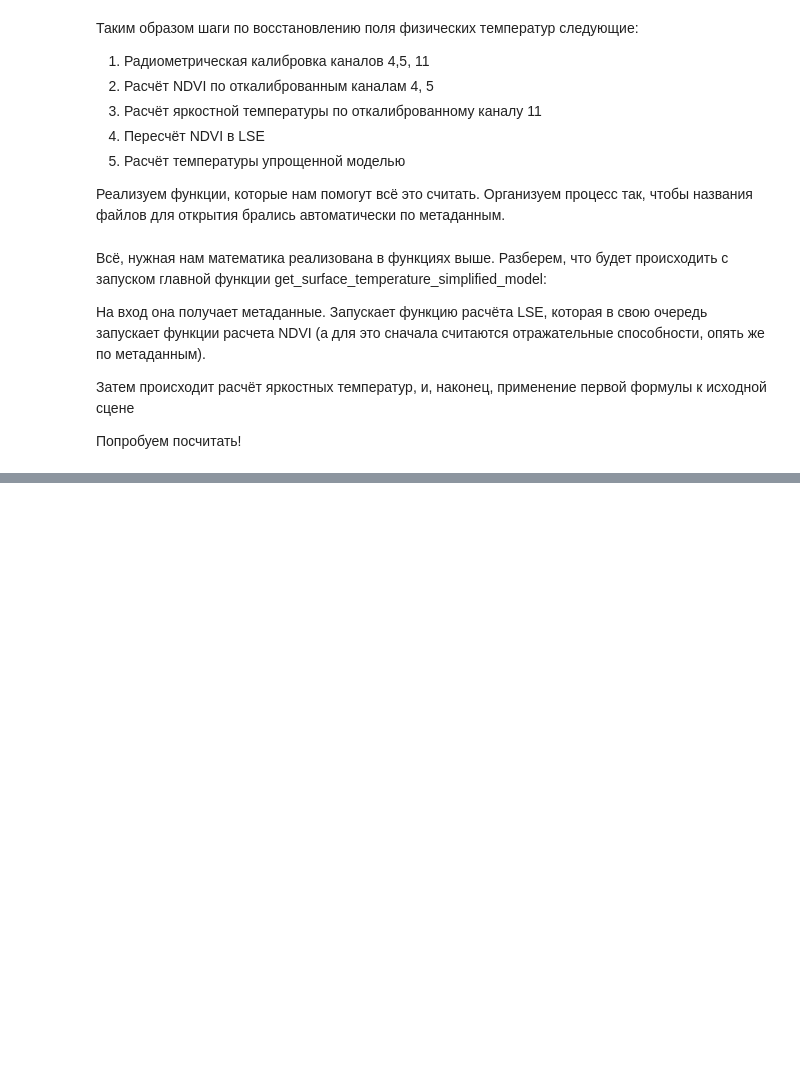
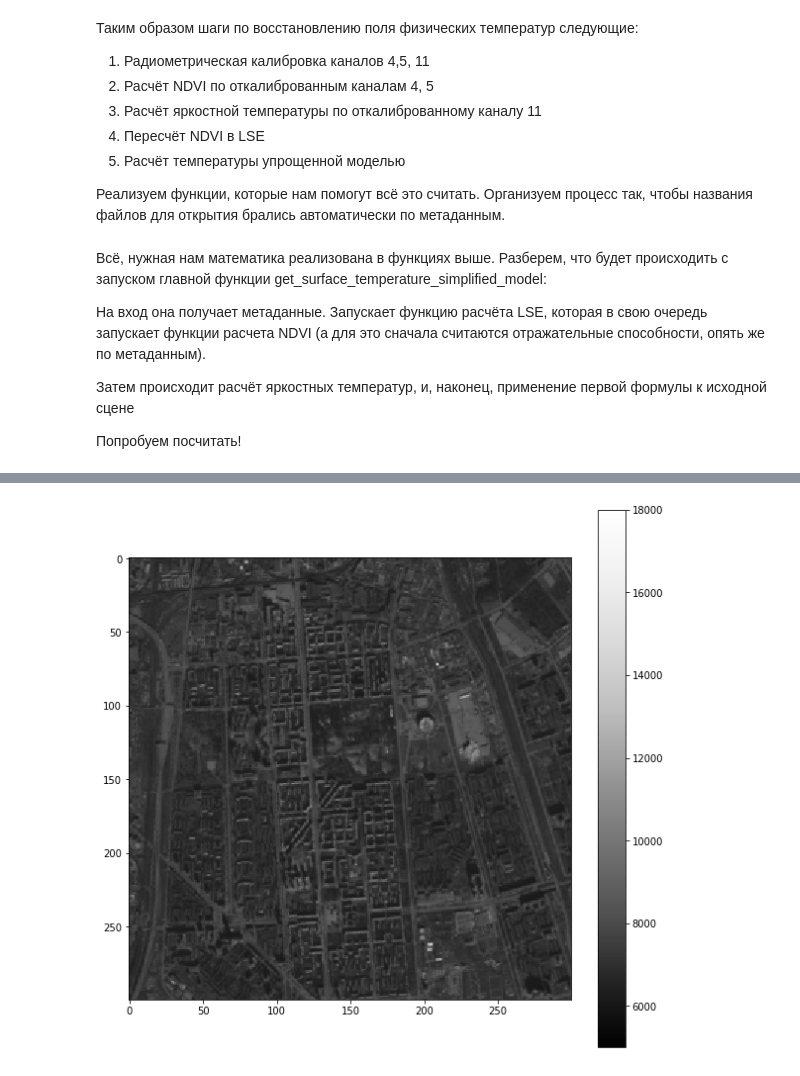
Before and after one commit to eduard-kazakov/SCGIS_RS_Workshop_2017, a Jupyter notebook: SCGIS_workshop_part4.ipynb, the cells around one changed output, grey strips where cells are left out. Drawn from its saved outputs; the diff is of its cells as text; code cells hidden in the pictures; blank space fills up the shorter version.

```diff
--- a/SCGIS_workshop_part4.ipynb
+++ b/SCGIS_workshop_part4.ipynb
@@ -245,3 +257,9 @@ print metadata.nir_channel_path
+# %%
+plt.imshow(pan_array[6500:6800,3500:3800],cmap='Greys_r',vmin=5000,vmax=18000)
+plt.colorbar()
+plt.show()
+# %% [output]
+[figure, added]
 # %%
 lst = get_surface_temperature_simplified_model(metadata)
 # %% [output]
```
Also changed, not shown: parts of 30 cells of this notebook, 6 other files.
